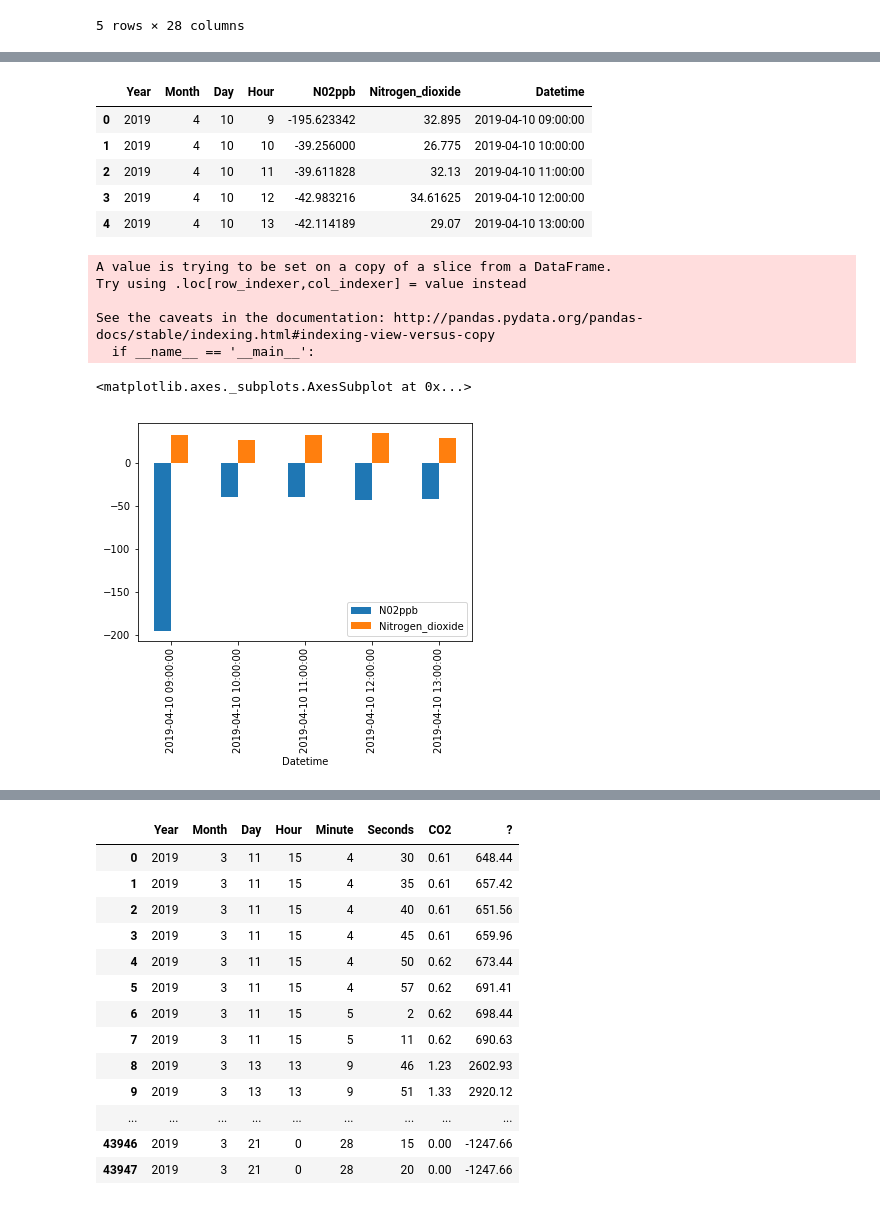
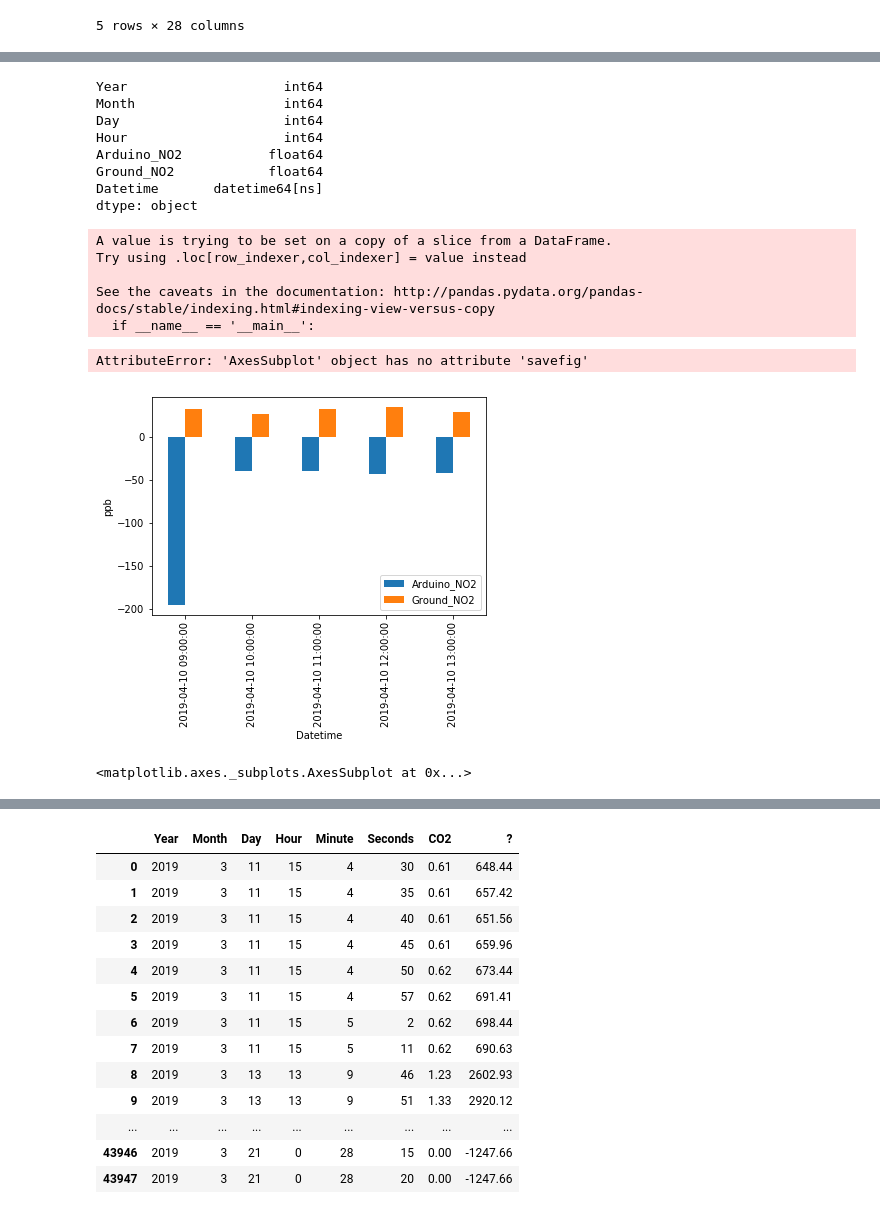
Before and after one commit to annalisasheehan/Costa_Rica, a Jupyter notebook: Processing_Arduino_data-Other_sensors.ipynb, the cells around one changed output, grey strips where cells are left out. Cells and saved outputs as stored; diff of their text form; code cells hidden in the pictures.

```diff
--- a/Processing_Arduino_data-Other_sensors.ipynb
+++ b/Processing_Arduino_data-Other_sensors.ipynb
@@ -545,15 +608,19 @@ Validation = Validation[['Year','Month','Day','Hour','Temp',
 Validation_NO2 = Validation[['Year','Month','Day','Hour',
                          'N02ppb','Nitrogen_dioxide',
                          'Datetime']]
+# %%
+Validation_NO2 = Validation_NO2.rename(columns = {'N02ppb': 'Arduino_NO2', 'Nitrogen_dioxide': 'Ground_NO2'})
 # %%
-Validation_NO2
+Validation_NO2.dtypes
 # %% [output]
-|  | Year | Month | Day | Hour | N02ppb | Nitrogen_dioxide | Datetime |
-| 0 | 2019 | 4 | 10 | 9 | -195.623342 | 32.895 | 2019-04-10 09:00:00 |
-| 1 | 2019 | 4 | 10 | 10 | -39.256000 | 26.775 | 2019-04-10 10:00:00 |
-| 2 | 2019 | 4 | 10 | 11 | -39.611828 | 32.13 | 2019-04-10 11:00:00 |
-| 3 | 2019 | 4 | 10 | 12 | -42.983216 | 34.61625 | 2019-04-10 12:00:00 |
-| 4 | 2019 | 4 | 10 | 13 | -42.114189 | 29.07 | 2019-04-10 13:00:00 |
+Year                    int64
+Month                   int64
+Day                     int64
+Hour                    int64
+Arduino_NO2           float64
+Ground_NO2            float64
+Datetime       datetime64[ns]
+dtype: object
 # %%
 Validation_NO2['Nitrogen_dioxide'] = Validation_NO2.Nitrogen_dioxide.astype('float64')
 # %% [output]
@@ -562,8 +629,16 @@ Try using .loc[row_indexer,col_indexer] = value instead
 
 See the caveats in the documentation: http://pandas.pydata.org/pandas-docs/stable/indexing.html#indexing-view-versus-copy
   if __name__ == '__main__':
-# %%
-Validation_NO2.plot(x="Datetime", y=['N02ppb','Nitrogen_dioxide'], kind="bar")
-# %% [output]
-<matplotlib.axes._subplots.AxesSubplot at 0x...>
-[figure, removed]
+# %%
+fig = Validation_NO2.plot(x="Datetime", y=['Arduino_NO2','Ground_NO2'], kind="bar")
+fig.set_ylabel("ppb")
+#fig.savefig('Validation_NO2.png')
+#matplotlib.pyplot.savefig('Validation_NO2.png')
+#pylab.savefig('Validation_NO2.png')
+# %% [output]
+AttributeError: 'AxesSubplot' object has no attribute 'savefig'
+[figure, added]
+# %%
+fig
+# %% [output]
+<matplotlib.axes._subplots.AxesSubplot at 0x...>
```
Also changed, not shown: parts of 22 cells of this notebook.
